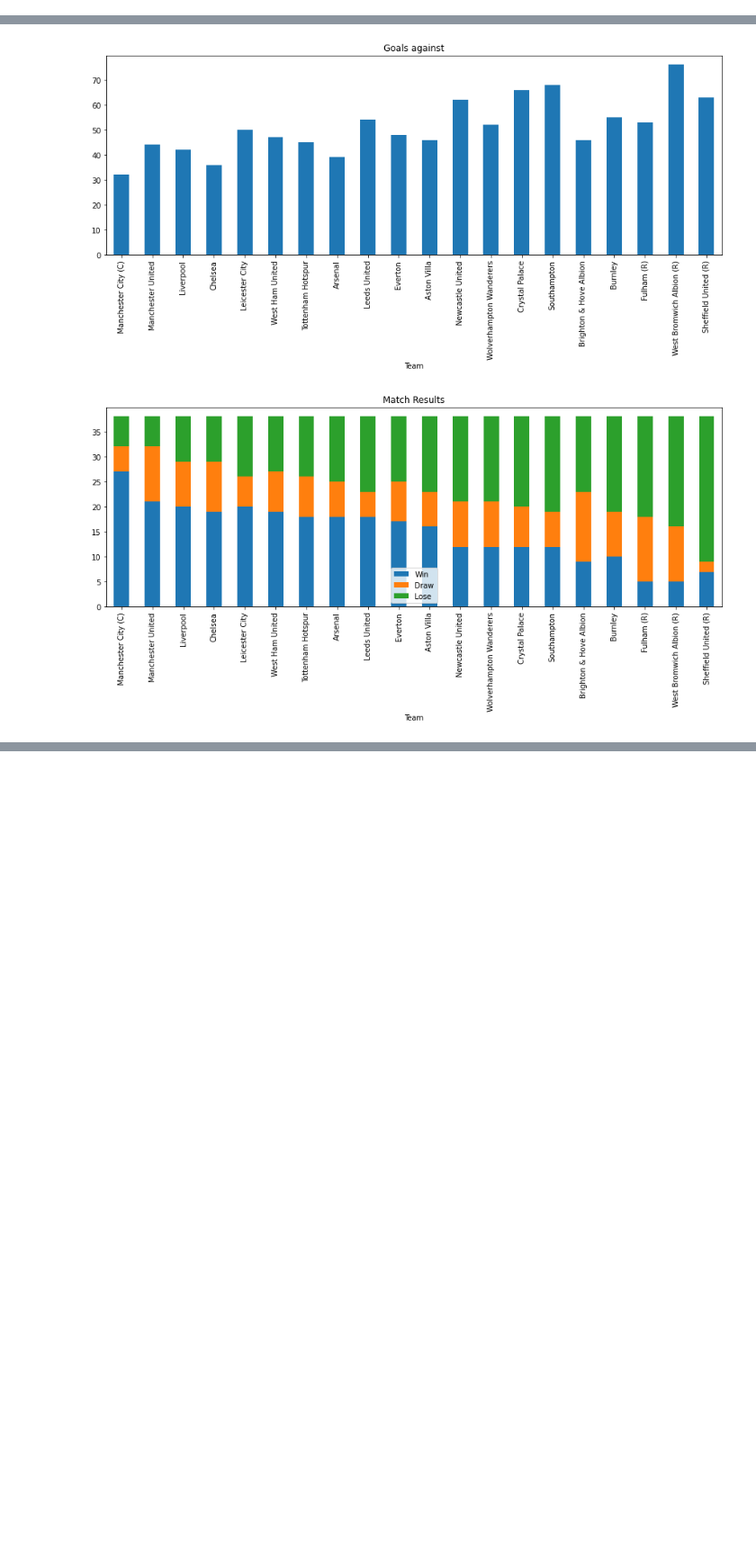
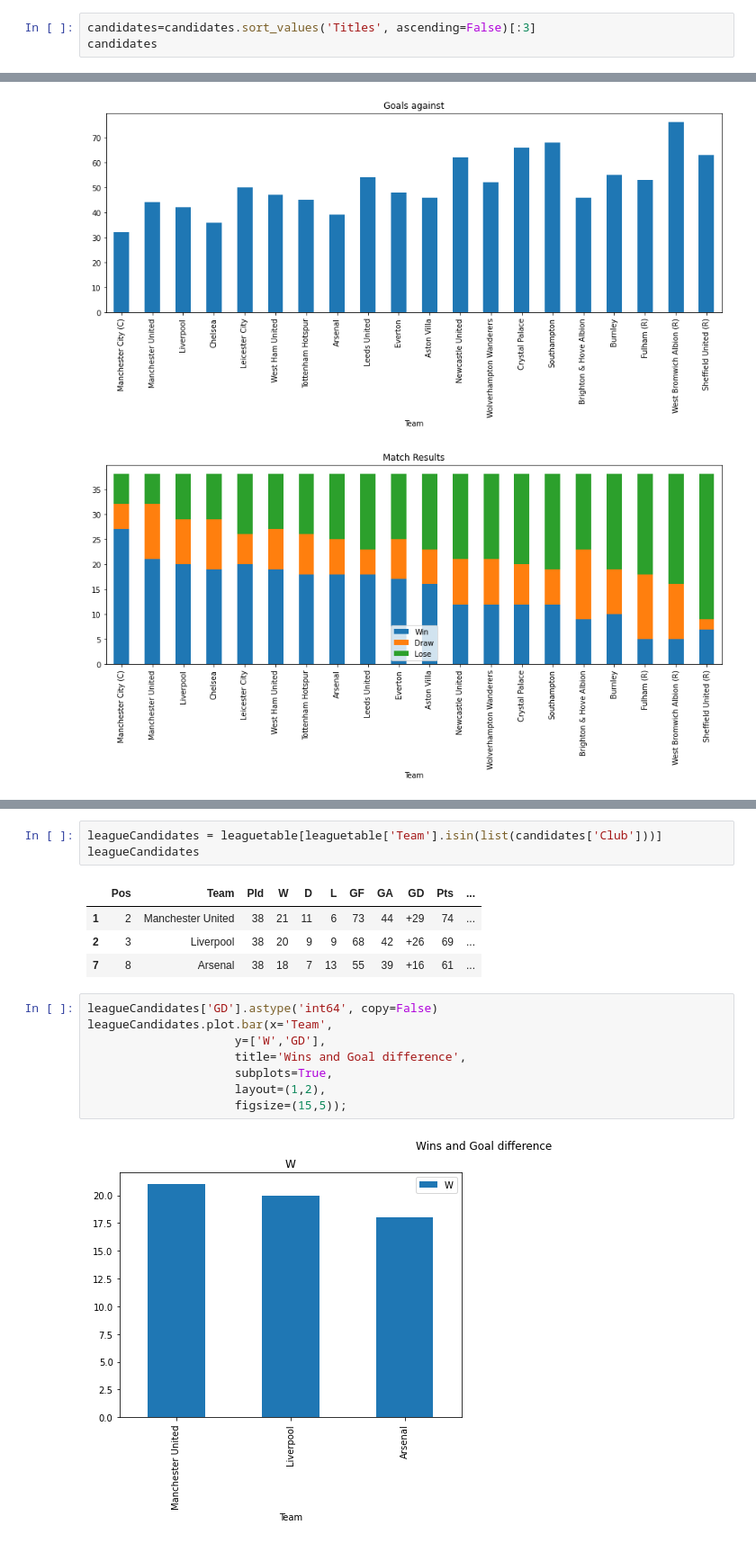
Before and after one commit to alanjones2/Alan-Jones-article-code, a Jupyter notebook: Wikitable/wikitable.ipynb, the cells around one changed output, grey strips where cells are left out. Shown at 90% size. Cells and saved outputs as stored; diff of their text form; blank space fills up the shorter version.

```diff
--- a/Wikitable/wikitable.ipynb
+++ b/Wikitable/wikitable.ipynb
@@ -106,0 +170,3 @@ infotable[infotable['Promoted']==False].sort_values('2020–21Position')
+# %%
+candidates=candidates.sort_values('Titles', ascending=False)[:3]
+candidates
@@ -174,0 +235,18 @@ fig.show()
+# %%
+leagueCandidates = leaguetable[leaguetable['Team'].isin(list(candidates['Club']))]
+leagueCandidates
+# %% [output]
+|  | Pos | Team | Pld | W | D | L | GF | GA | GD | Pts | ... |
+| 1 | 2 | Manchester United | 38 | 21 | 11 | 6 | 73 | 44 | +29 | 74 | ... |
+| 2 | 3 | Liverpool | 38 | 20 | 9 | 9 | 68 | 42 | +26 | 69 | ... |
+| 7 | 8 | Arsenal | 38 | 18 | 7 | 13 | 55 | 39 | +16 | 61 | ... |
+# %%
+leagueCandidates['GD'].astype('int64', copy=False)
+leagueCandidates.plot.bar(x='Team',
+                     y=['W','GD'],
+                     title='Wins and Goal difference',
+                     subplots=True,
+                     layout=(1,2),
+                     figsize=(15,5));
+# %% [output]
+[figure, added]
```
Also changed, not shown: parts of 20 cells of this notebook.
